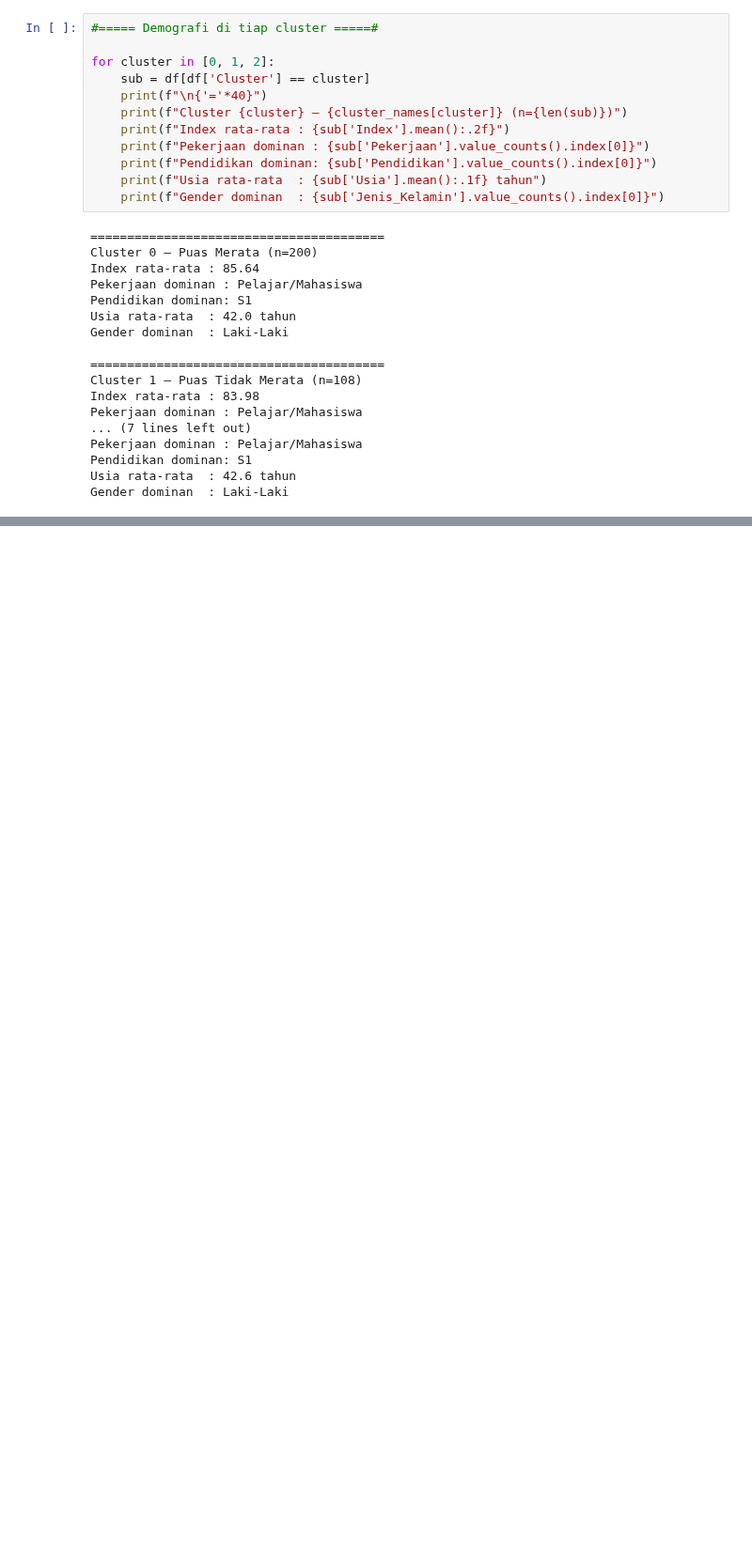
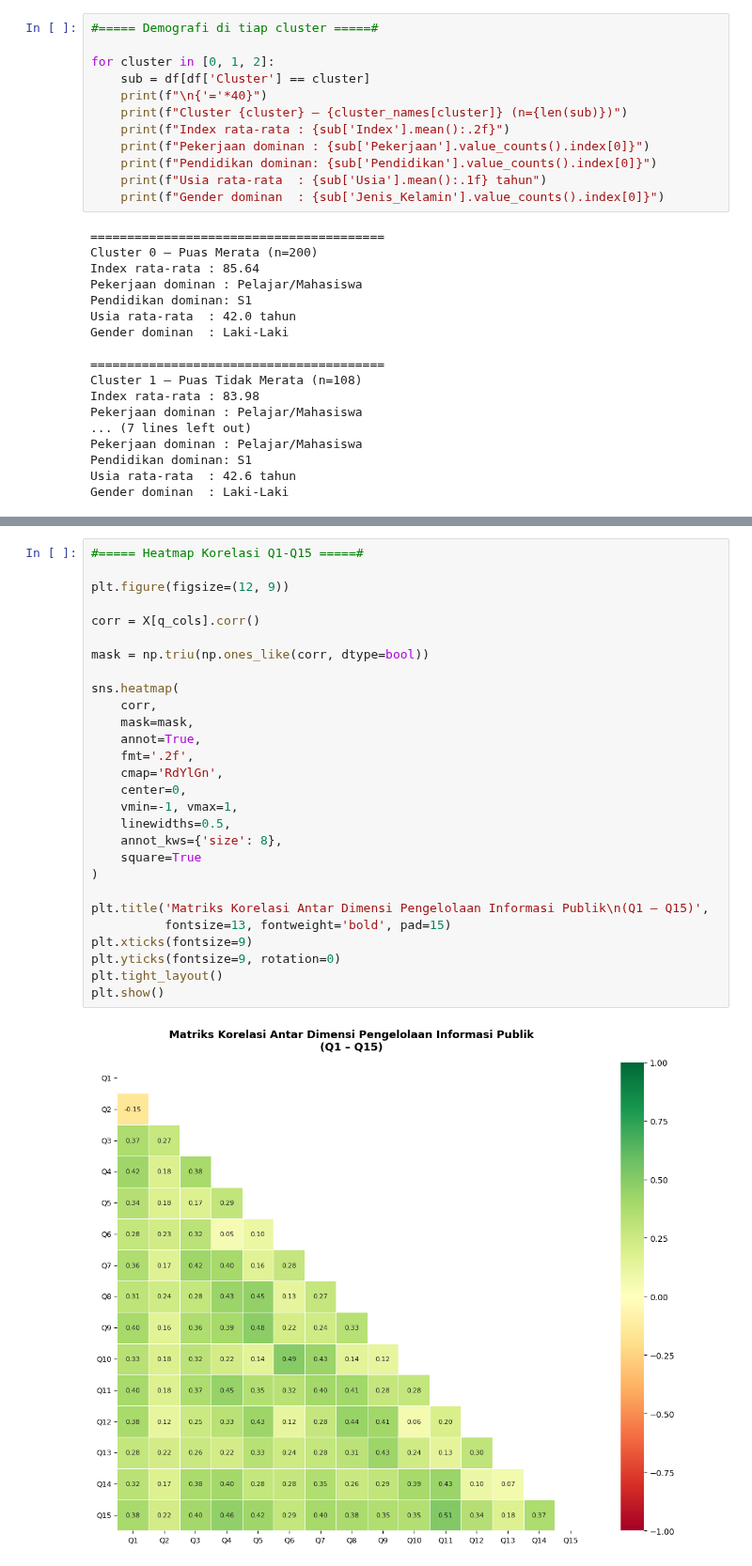
Before and after one commit to RizaHaryadi2003/Thesis-KMeans-Clustering, a Jupyter notebook: Skripsi_IKM_RandomForest_v1.ipynb, the cells around one changed output, grey strips where cells are left out. Shown at 94% size. Saved outputs shown, nothing was run; the diff lists cells and outputs as text; blank space fills up the shorter version.

```diff
--- a/Skripsi_IKM_RandomForest_v1.ipynb
+++ b/Skripsi_IKM_RandomForest_v1.ipynb
@@ -481,0 +660,30 @@ print("Operasi Git telah selesai. Versi 'bersih' notebook Anda seharusnya sudah
+# %%
+#===== Heatmap Korelasi Q1-Q15 =====#
+
+plt.figure(figsize=(12, 9))
+
+corr = X[q_cols].corr()
+
+mask = np.triu(np.ones_like(corr, dtype=bool))
+
+sns.heatmap(
+    corr,
+    mask=mask,
+    annot=True,
+    fmt='.2f',
+    cmap='RdYlGn',
+    center=0,
+    vmin=-1, vmax=1,
+    linewidths=0.5,
+    annot_kws={'size': 8},
+    square=True
+)
+
+plt.title('Matriks Korelasi Antar Dimensi Pengelolaan Informasi Publik\n(Q1 – Q15)',
+          fontsize=13, fontweight='bold', pad=15)
+plt.xticks(fontsize=9)
+plt.yticks(fontsize=9, rotation=0)
+plt.tight_layout()
+plt.show()
+# %% [output]
+[figure, added]
```
Also changed, not shown: parts of 42 cells of this notebook.
